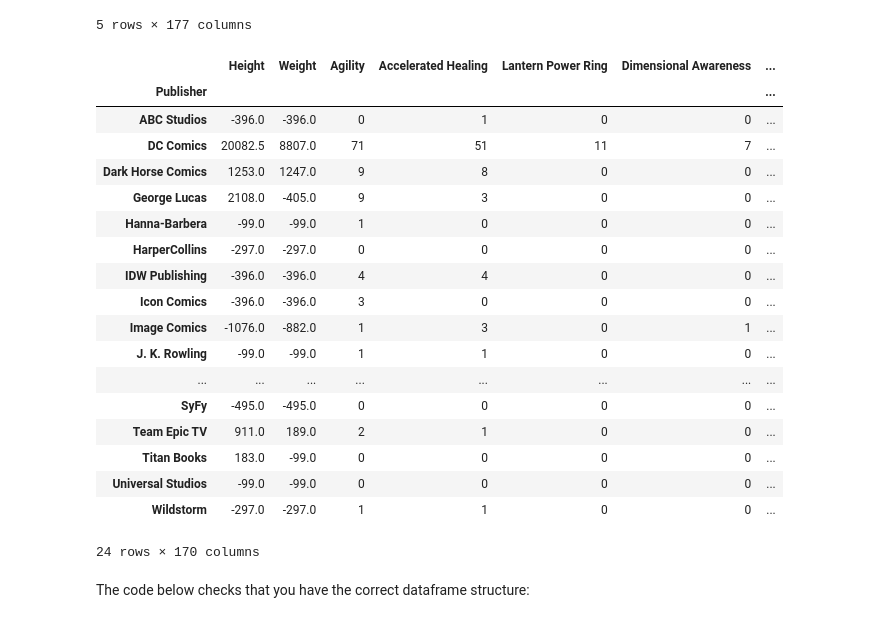
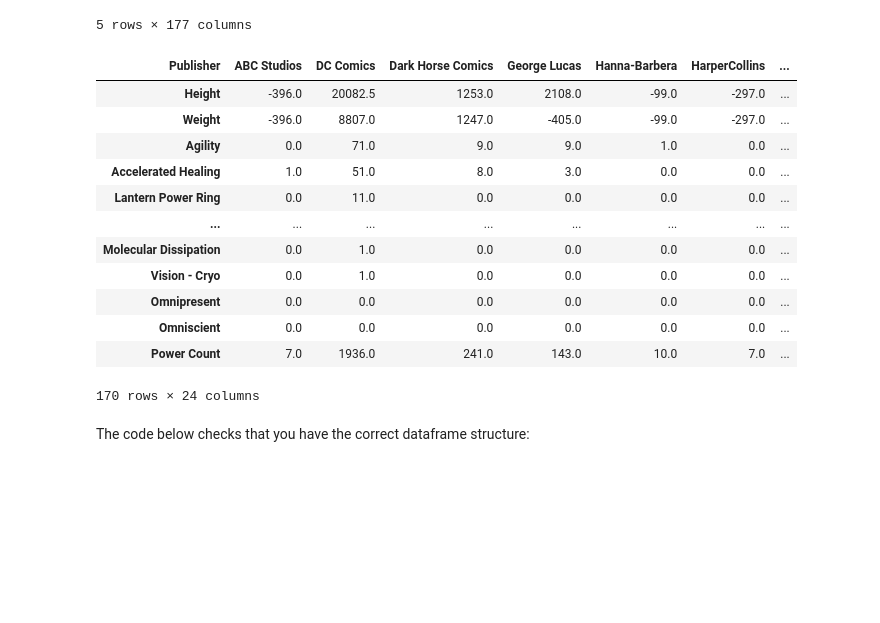
Before and after one commit to mduncan23/dsc-pandas-data-cleaning-lab, a Jupyter notebook: index.ipynb, the cells around one changed output. Saved outputs shown, nothing was run; the diff lists cells and outputs as text; code cells hidden in the pictures; blank space fills up the shorter version.

```diff
--- a/index.ipynb
+++ b/index.ipynb
@@ -674,32 +686,41 @@ heroes_and_powers_df.head()
 | Abomination | Male | green | Human / Radiation | No Hair | 203.0 | Marvel Comics | - | bad | 441.0 | False | ... |
 | Abraxas | Male | blue | Cosmic Entity | Black | -99.0 | Marvel Comics | - | bad | -99.0 | False | ... |
 5 rows × 177 columns
+# %%
+hp_sums.T
+# %% [output]
+| Publisher | ABC Studios | DC Comics | Dark Horse Comics | George Lucas | Hanna-Barbera | HarperCollins | ... |
+| Height | -396.0 | 20082.5 | 1253.0 | 2108.0 | -99.0 | -297.0 | ... |
+| Weight | -396.0 | 8807.0 | 1247.0 | -405.0 | -99.0 | -297.0 | ... |
+| Agility | 0.0 | 71.0 | 9.0 | 9.0 | 1.0 | 0.0 | ... |
+| Accelerated Healing | 1.0 | 51.0 | 8.0 | 3.0 | 0.0 | 0.0 | ... |
+| Lantern Power Ring | 0.0 | 11.0 | 0.0 | 0.0 | 0.0 | 0.0 | ... |
+| ... | ... | ... | ... | ... | ... | ... | ... |
+| Molecular Dissipation | 0.0 | 1.0 | 0.0 | 0.0 | 0.0 | 0.0 | ... |
+| Vision - Cryo | 0.0 | 1.0 | 0.0 | 0.0 | 0.0 | 0.0 | ... |
+| Omnipresent | 0.0 | 0.0 | 0.0 | 0.0 | 0.0 | 0.0 | ... |
+| Omniscient | 0.0 | 0.0 | 0.0 | 0.0 | 0.0 | 0.0 | ... |
+| Power Count | 7.0 | 1936.0 | 241.0 | 143.0 | 10.0 | 7.0 | ... |
+170 rows × 24 columns
 # %%
 # Your code here (create more cells as needed)
-heroes_and_powers_df.groupby(heroes_and_powers_df['Publisher']).sum()
+hp_sums = heroes_and_powers_df.groupby(heroes_and_powers_df['Publisher']).sum()
 
 # drop the height weight and then maybe works?
 # Need to set variable first so I can work on the variable
+final_df2 = hp_sums.T
+
+final_df2 = final_df2[['DC Comics', 'Marvel Comics']]
+
+final_df2 = final_df2.reset_index()
+final_df2 = final_df2.rename(columns={'index':'Superpower Name'})
+final_df2.columns.name = None
+final_df2 = final_df2[final_df2['Superpower Name'] != 'Height']
+final_df2 = final_df2[final_df2['Superpower Name'] != 'Weight']
+final_df2 = final_df2[final_df2['Superpower Name'] != 'Power Count']
+
+
+question_3_df = final_df2
-# %% [output]
-|  | Height | Weight | Agility | Accelerated Healing | Lantern Power Ring | Dimensional Awareness | ... |
-| Publisher |  |  |  |  |  |  | ... |
-| ABC Studios | -396.0 | -396.0 | 0 | 1 | 0 | 0 | ... |
-| DC Comics | 20082.5 | 8807.0 | 71 | 51 | 11 | 7 | ... |
-| Dark Horse Comics | 1253.0 | 1247.0 | 9 | 8 | 0 | 0 | ... |
-| George Lucas | 2108.0 | -405.0 | 9 | 3 | 0 | 0 | ... |
-| Hanna-Barbera | -99.0 | -99.0 | 1 | 0 | 0 | 0 | ... |
-| HarperCollins | -297.0 | -297.0 | 0 | 0 | 0 | 0 | ... |
-| IDW Publishing | -396.0 | -396.0 | 4 | 4 | 0 | 0 | ... |
-| Icon Comics | -396.0 | -396.0 | 3 | 0 | 0 | 0 | ... |
-| Image Comics | -1076.0 | -882.0 | 1 | 3 | 0 | 1 | ... |
-| J. K. Rowling | -99.0 | -99.0 | 1 | 1 | 0 | 0 | ... |
-| ... | ... | ... | ... | ... | ... | ... | ... |
-| SyFy | -495.0 | -495.0 | 0 | 0 | 0 | 0 | ... |
-| Team Epic TV | 911.0 | 189.0 | 2 | 1 | 0 | 0 | ... |
-| Titan Books | 183.0 | -99.0 | 0 | 0 | 0 | 0 | ... |
-| Universal Studios | -99.0 | -99.0 | 0 | 0 | 0 | 0 | ... |
-| Wildstorm | -297.0 | -297.0 | 1 | 1 | 0 | 0 | ... |
-24 rows × 170 columns
 # %% [markdown]
 The code below checks that you have the correct dataframe structure:
 # %%
```
Also changed, not shown: parts of 12 cells of this notebook.
